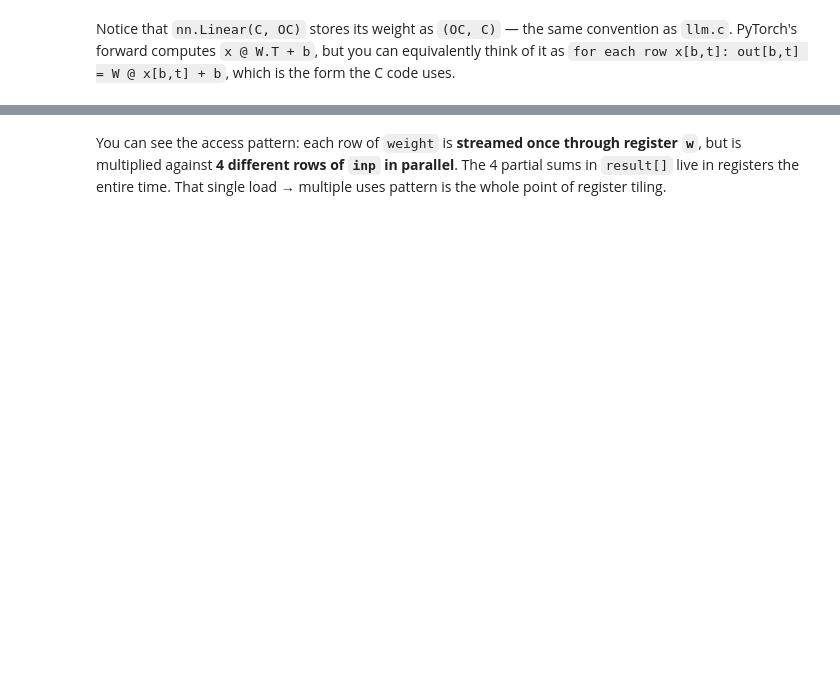
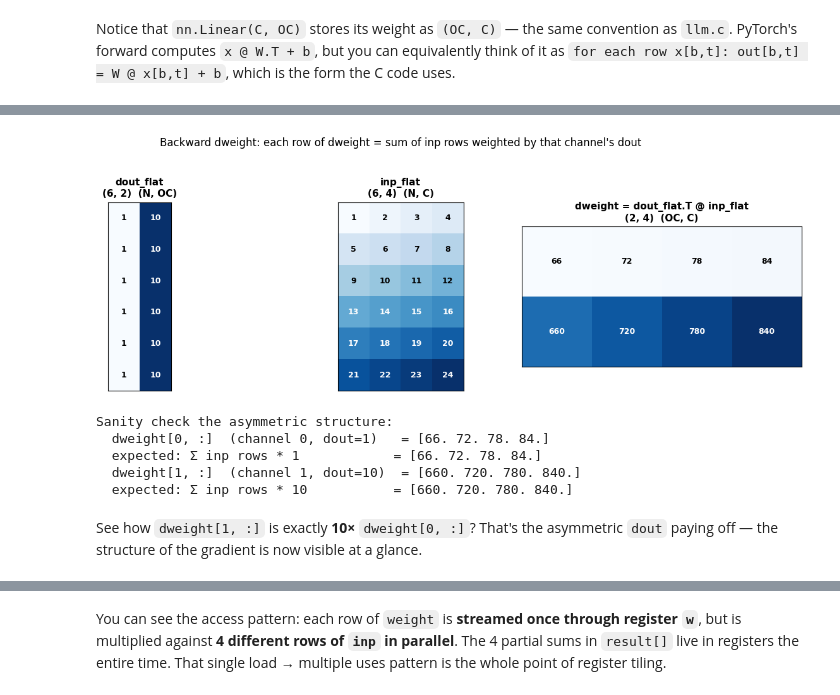
Before and after one commit to HorHang/llm.c, a Jupyter notebook: Chapter_04_Linear_Matmul.ipynb, the cells around one changed output, grey strips where cells are left out. Cells and saved outputs as stored; diff of their text form; code cells hidden in the pictures; blank space fills up the shorter version.

```diff
--- a/Chapter_04_Linear_Matmul.ipynb
+++ b/Chapter_04_Linear_Matmul.ipynb
@@ -62,0 +218,34 @@ Notice that `nn.Linear(C, OC)` stores its weight as `(OC, C)` — the same conve
+# %%
+# Backward visualization: dweight = dout.T @ inp_flat
+# Asymmetric "incoming error" to highlight what dweight contains.
+dout = np.zeros((B, T, OC), dtype=np.float32)
+dout[:, :, 0] = 1.0
+dout[:, :, 1] = 10.0
+dout_flat = dout.reshape(N, OC)
+
+# dweight[o, i] = Σ_{b,t} dout[b,t,o] * inp[b,t,i]
+#              = (dout_flat.T @ inp_flat)[o, i]
+dweight = dout_flat.T @ inp_flat   # (OC, N) @ (N, C) → (OC, C)
+
+fig, axes = plt.subplots(1, 3, figsize=(13, 4))
+plot_heatmap(axes[0], dout_flat,  f"dout_flat\n{dout_flat.shape}  (N, OC)")
+plot_heatmap(axes[1], inp_flat,   f"inp_flat\n{inp_flat.shape}  (N, C)")
+plot_heatmap(axes[2], dweight,    f"dweight = dout_flat.T @ inp_flat\n{dweight.shape}  (OC, C)")
+plt.suptitle("Backward dweight: each row of dweight = sum of inp rows weighted by that channel's dout",
+             fontsize=12, y=1.04)
+plt.tight_layout(); plt.show()
+
+print("Sanity check the asymmetric structure:")
+print(f"  dweight[0, :]  (channel 0, dout=1)   = {dweight[0]}")
+print(f"  expected: Σ inp rows * 1            = {inp_flat.sum(axis=0)}")
+print(f"  dweight[1, :]  (channel 1, dout=10)  = {dweight[1]}")
+print(f"  expected: Σ inp rows * 10           = {10 * inp_flat.sum(axis=0)}")
+# %% [output]
+[figure, added]
+Sanity check the asymmetric structure:
+  dweight[0, :]  (channel 0, dout=1)   = [66. 72. 78. 84.]
+  expected: Σ inp rows * 1            = [66. 72. 78. 84.]
+  dweight[1, :]  (channel 1, dout=10)  = [660. 720. 780. 840.]
+  expected: Σ inp rows * 10           = [660. 720. 780. 840.]
+# %% [markdown]
+See how `dweight[1, :]` is exactly **10×** `dweight[0, :]`? That's the asymmetric `dout` paying off — the structure of the gradient is now visible at a glance.
```
Also changed, not shown: parts of 27 cells of this notebook.
